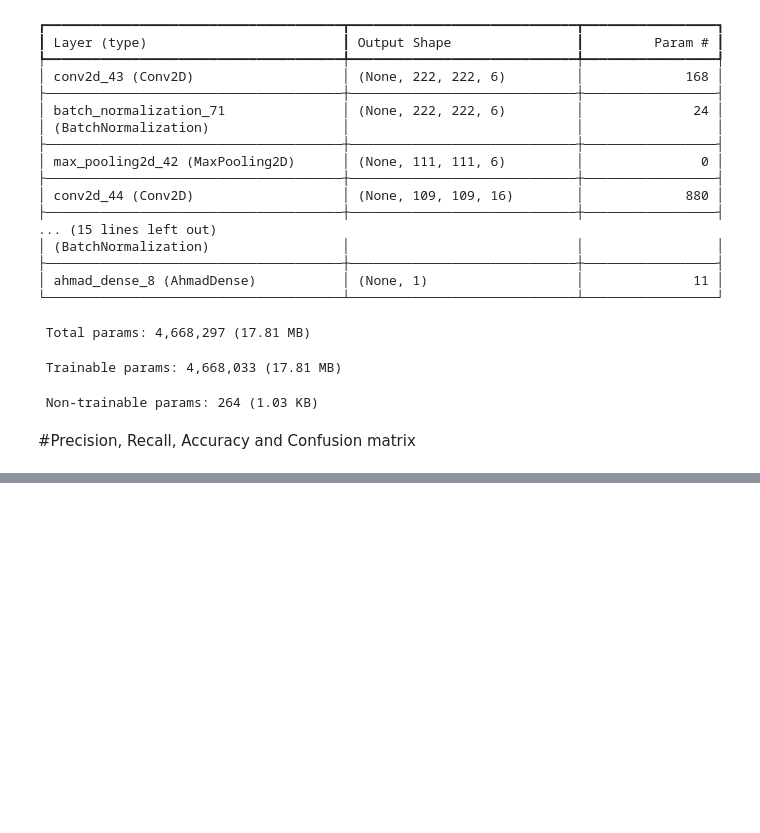
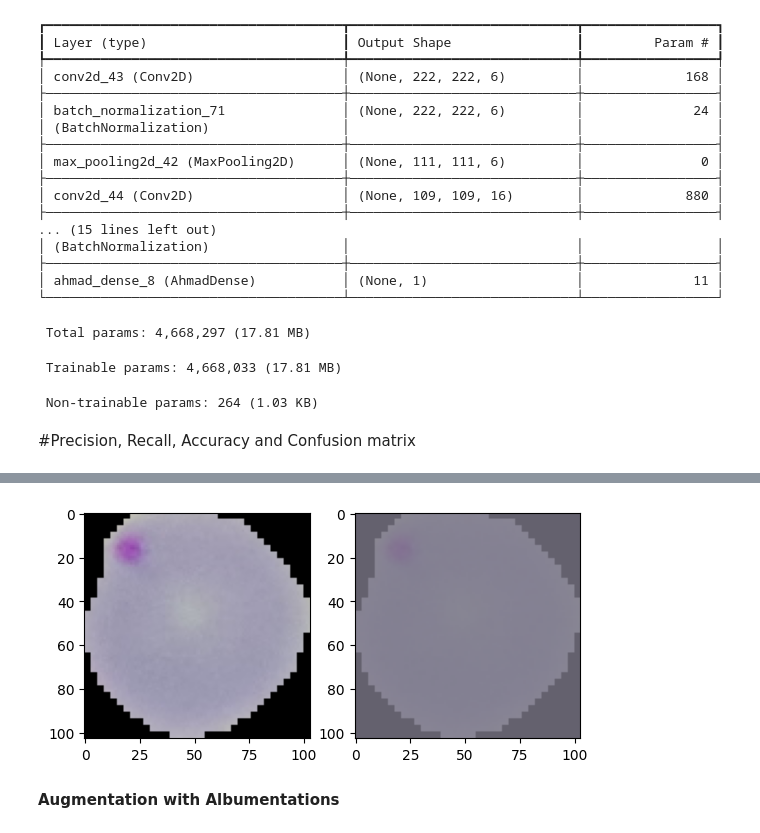
Before and after one commit to ahmadayoubi404/Deep-Learning, a Jupyter notebook: 5_Malaria_Diagnosis.ipynb, the cells around one changed output, grey strips where cells are left out. Drawn from its saved outputs; the diff is of its cells as text; code cells hidden in the pictures; blank space fills up the shorter version.

```diff
--- a/5_Malaria_Diagnosis.ipynb
+++ b/5_Malaria_Diagnosis.ipynb
@@ -687,0 +782,7 @@ plt.show()
+# %%
+augmented_image = tf.image.adjust_contrast(original_image, contrast_factor = 0.2)
+visualize(original_image, augmented_image)
+# %% [output]
+[figure, added]
+# %% [markdown]
+**Augmentation with Albumentations**
```
Also changed, not shown: parts of 21 cells of this notebook.
